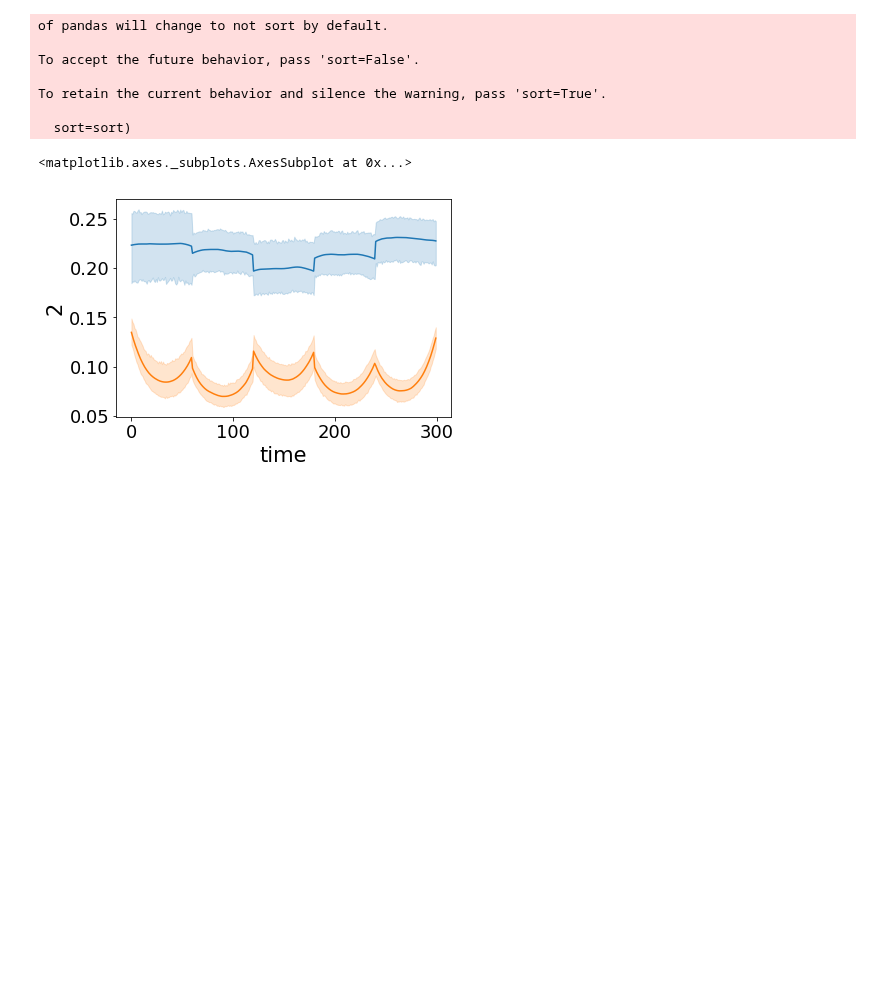
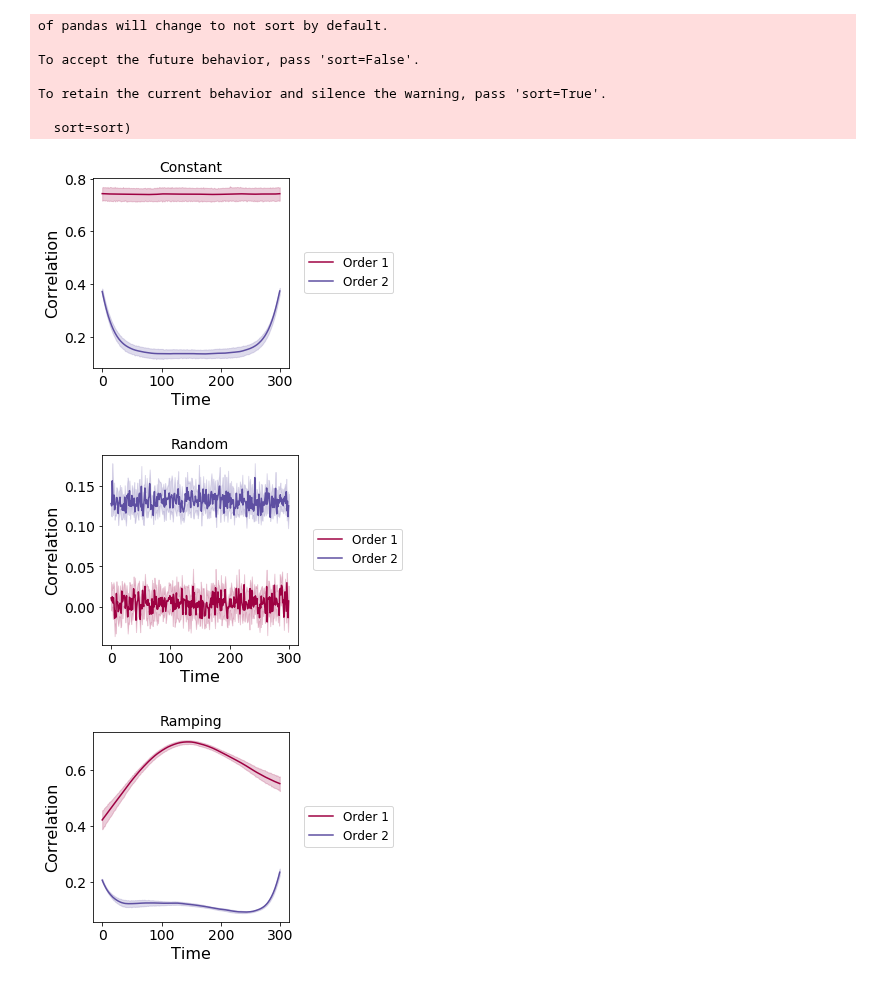
Before and after one commit to ContextLab/timecorr-paper, a Jupyter notebook: code/notebooks/timecorr_higher_order.ipynb, the cells around one changed output. Drawn from its saved outputs; the diff is of its cells as text; code cells hidden in the pictures; blank space fills up the shorter version.

Commit message:
updated notebook and made higher order sims figure

```diff
--- a/code/notebooks/timecorr_higher_order.ipynb
+++ b/code/notebooks/timecorr_higher_order.ipynb
@@ -90,2 +29,0 @@ sns.lineplot(x="time", y="2",
-# %%
-result_cond = os.path.join(results_dir, 'random')
@@ -135,24 +30,36 @@ sns.lineplot(x="time", y="2",
-# %%
-result_cond = os.path.join(results_dir, 'block')
-# %%
-recovery_performance_all = pd.DataFrame()
-for e, r in enumerate(glob.glob(os.path.join(result_cond, '*'))):
-    recovery_performance_all = recovery_performance_all.append(pd.read_csv(r))
-    recovery_performance_all['iteration'] = int(e)
-# %% [output]
-of pandas will change to not sort by default.
-
-To accept the future behavior, pass 'sort=False'.
-
-To retain the current behavior and silence the warning, pass 'sort=True'.
-
-  sort=sort)
-# %%
-sns.lineplot(x="time", y="1",
-             data=recovery_performance_all)
-
-sns.lineplot(x="time", y="2",
-             data=recovery_performance_all)
-# %% [output]
-<matplotlib.axes._subplots.AxesSubplot at 0x...>
-[figure, removed]
+# %%
+figdir = '../figs'
+if not os.path.isdir(figdir):
+    os.mkdir(figdir)
+# %%
+conds = ['constant', 'random', 'ramping', 'block']
+# %%
+for cond in conds:
+    result_cond = os.path.join(results_dir, cond)
+
+    recovery_performance_all = pd.DataFrame()
+    for e, r in enumerate(glob.glob(os.path.join(result_cond, '*'))):
+        recovery_performance_all = recovery_performance_all.append(pd.read_csv(r))
+        recovery_performance_all['iteration'] = int(e)
+
+
+    melted = pd.melt(recovery_performance_all, id_vars=['time'], value_vars=['1', '2'])
+    melted = melted.astype({"variable": int})
+    plt.figure(figsize=(3.5,3.5))
+    ax = sns.lineplot(x="time", y="value", hue='variable', palette = 'Spectral', data=melted)
+    ax.set(xlabel='Time', ylabel='Correlation', title=cond.capitalize())
+    handles, labels = ax.get_legend_handles_labels()
+    ax.legend(loc='center left', bbox_to_anchor=(1.05, 0.5), ncol=1, handles=handles[2:], labels=['Order 1', 'Order 2'])
+
+    plt.gcf().savefig(os.path.join(figdir, 'high_order_sim_' + cond + '.pdf'), bbox_inches='tight')
+# %% [output]
+of pandas will change to not sort by default.
+
+To accept the future behavior, pass 'sort=False'.
+
+To retain the current behavior and silence the warning, pass 'sort=True'.
+
+  sort=sort)
+[figure, added]
+[figure, added]
+[figure, added]
```
Also changed, not shown: parts of 14 cells of this notebook, 11 other files.
